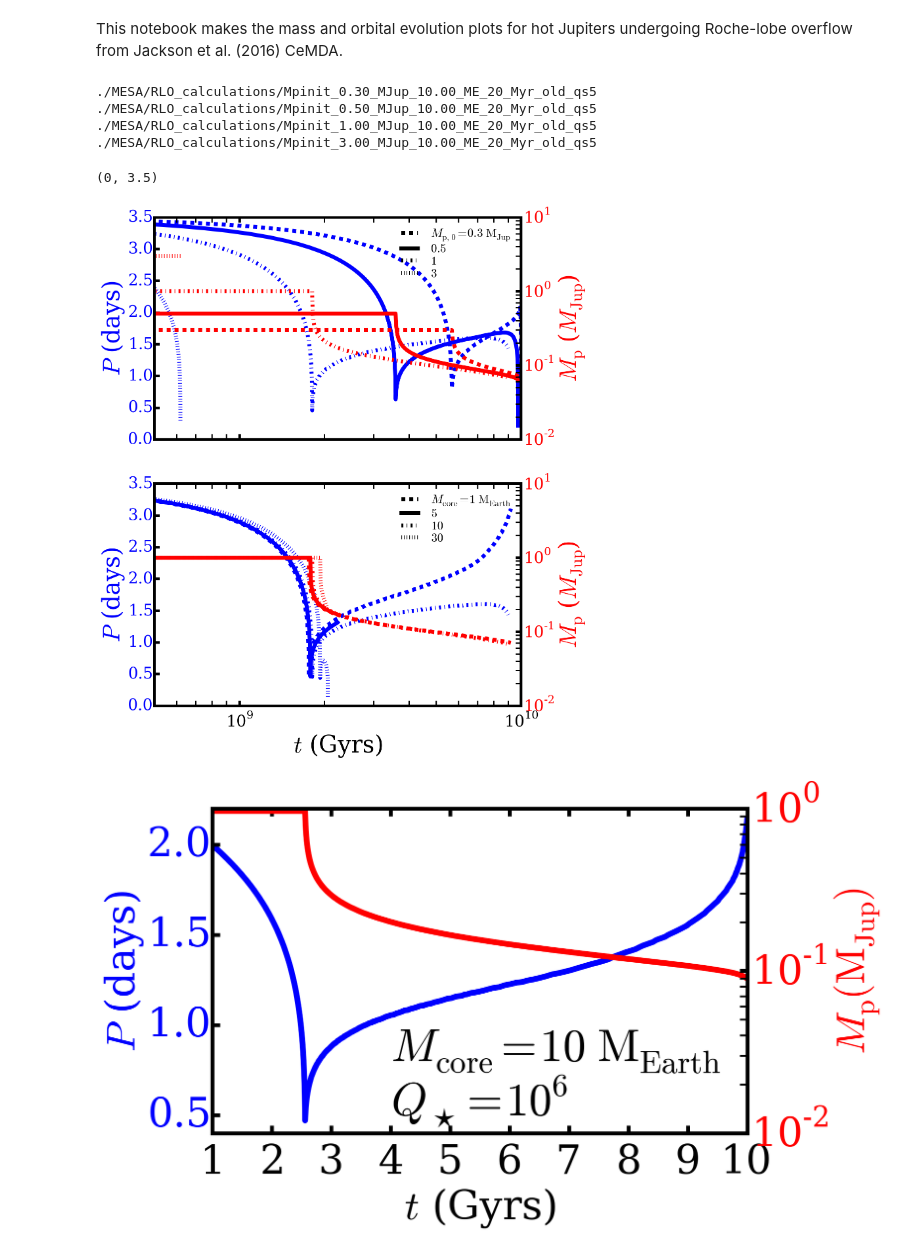
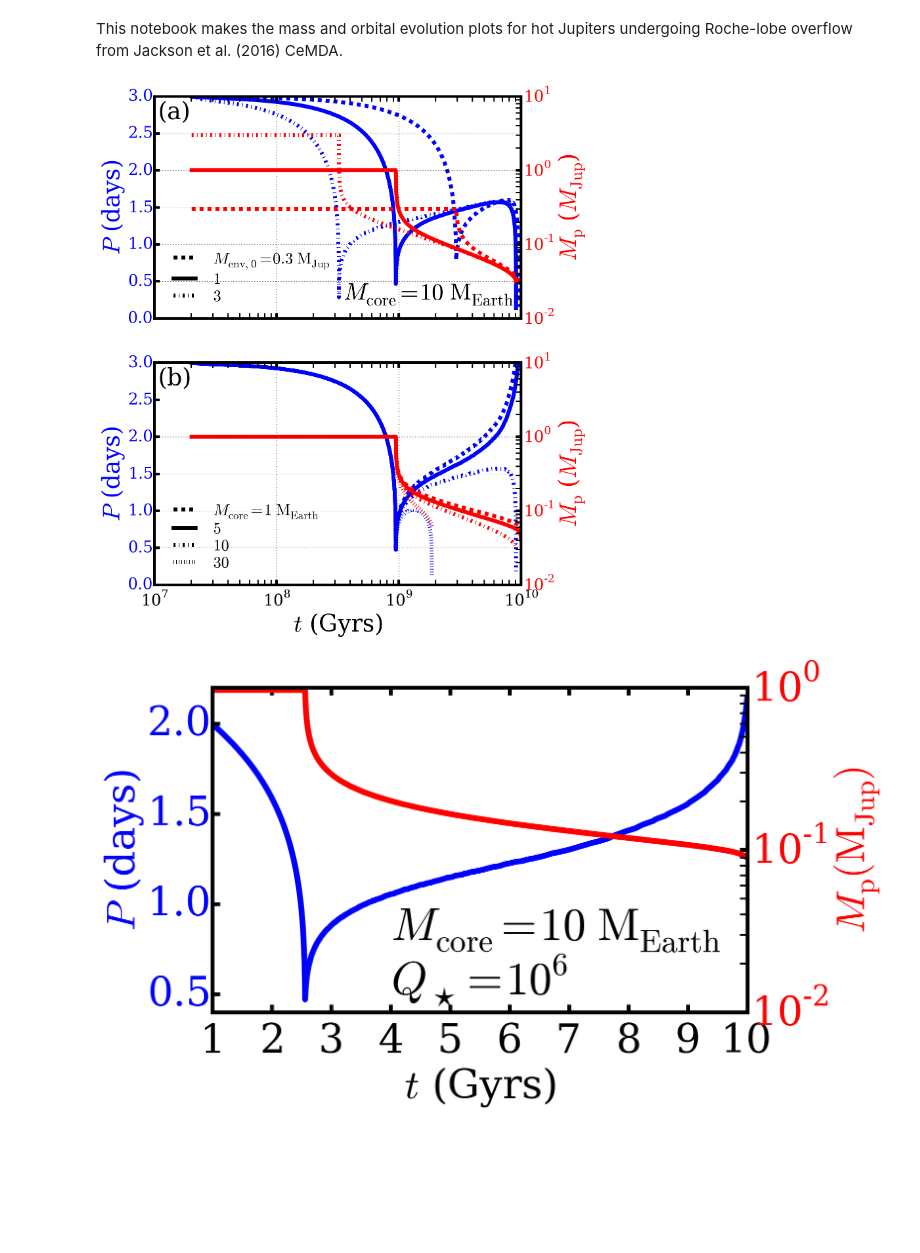
Before and after one commit to decaelus/CeMDA_tidal_evol, a Jupyter notebook: plot_mass_orbital_evolution_variable-Mp0-Mcore.ipynb, the cells around one changed output. Saved outputs shown, nothing was run; the diff lists cells and outputs as text; code cells hidden in the pictures; blank space fills up the shorter version.

```diff
--- a/plot_mass_orbital_evolution_variable-Mp0-Mcore.ipynb
+++ b/plot_mass_orbital_evolution_variable-Mp0-Mcore.ipynb
@@ -16,8 +16,8 @@ import glob
 Msol_to_MJup = (cds.Msun.to('kg')/cds.Mjup.to('kg'))
 MEarth_to_MJup = (cds.Mgeo.to('kg')/cds.Mjup.to('kg'))
 # %%
-#First we'll plot the HJs all with Mcore = 10 MEarth.
-initial_masses = [0.3*cds.Mjup, 0.5*cds.Mjup, 1.*cds.Mjup, 3.*cds.Mjup]
+# #First we'll plot the HJs all with Mcore = 10 MEarth.
+initial_masses = [0.3*cds.Mjup, 1.*cds.Mjup, 3.*cds.Mjup]
 #Then variable cores
 core_masses = [1.*cds.Mgeo, 5.*cds.Mgeo, 10.*cds.Mgeo, 30.*cds.Mgeo]
 # %%
@@ -37,8 +37,8 @@ ax1.xaxis.set_major_formatter(plt.NullFormatter())
 
 ax2 = ax1.twinx()
 
-ax1.grid('off')
-ax2.grid('off')
+# ax1.grid('off')
+# ax2.grid('off')
 
 ax2.set_ylabel('$M_\mathrm{p}$ ($M_\mathrm{Jup}$)', color='r', fontsize=36)
 
@@ -53,11 +53,13 @@ for cur_initial_mass in initial_masses:
         continue
 
     hst = ms.MesaData(file_name=directory[0] + '/binary_history.data')
-    print(directory[0])
 
     lines.extend(ax1.semilogx(hst.data('age'), hst.data('period_days'), ls=ls, color='b', lw=6))
-    ax2.loglog(hst.data('age'), hst.data('star_1_mass')*Msol_to_MJup + 10.*MEarth_to_MJup,
-                 ls=ls, color='r', lw=6)
+    ax2.loglog(hst.data('age'), hst.data('star_1_mass')*Msol_to_MJup,
+               ls=ls, color='r', lw=6)
+#     ax2.semilogx(hst.data('age'), hst.data('star_1_radius'),
+#                  ls=ls, color='r', lw=6)
+
 
 for tl in ax1.get_yticklabels():
     tl.set_color('b')
@@ -65,26 +67,26 @@ for tl in ax2.get_yticklabels():
     tl.set_color('r')
 
 #ax1.text(3e6, 0.2, '$M_{\\rm core} = 10\ {\\rm M_{Earth}}$', fontsize=36)
-line_names = ["$M_{\\rm p,\ 0} = %g\ {\\rm M_{Jup}}$" % initial_masses[0].value]
+line_names = ["$M_{\\rm env,\ 0} = %g\ {\\rm M_{Jup}}$" % initial_masses[0].value]
 for cur_initial_mass in initial_masses[1:]:
     line_names.extend(["$%g$" % cur_initial_mass.value])
 
 handles, labels = ax1.get_legend_handles_labels()
-leg = ax1.legend(lines, line_names, labelspacing=0.1, loc='upper right', fontsize=18)
+leg = ax1.legend(lines, line_names, labelspacing=0.1, loc='lower left', fontsize=24)
 leg.draw_frame(False)
 #set the line color of each legend object
 for legobj in leg.legendHandles:
     legobj.set_color('black')
 
-ax1.set_xlim([5e8, 10e9])
-ax1.set_ylim([0, 3.5])
-ax2.set_ylim([1e-2, 1e1])
+#ax1.set_xlim([5e8, 10e9])
+ax1.set_ylim([0, 3.0])
+#ax2.set_ylim([1e-2, 0.1])
 
 ax1.xaxis.set_major_formatter(plt.NullFormatter())
 ax2.xaxis.set_major_formatter(plt.NullFormatter())
 
-#ax1.text(1.25, 0.1, '(a)', fontsize=36)
-#ax1.text(2, 0.1, '$M_{\\rm core} = 10\ {\\rm M_{Earth}}$', fontsize=36)
+ax1.text(1.1e7, 2.7, '(a)', fontsize=36)
+ax1.text(3.5e8, 0.25, '$M_{\\rm core} = 10\ {\\rm M_{Earth}}$', fontsize=36)
 
 #Mpinit = 1 MJup/variable Mcore models
 lines = []
@@ -98,8 +100,8 @@ ax1.set_ylabel('$P$ (days)', color='b', fontsize=36)
 
 ax2 = ax1.twinx()
 
-ax1.grid('off')
-ax2.grid('off')
+# ax1.grid('off')
+# ax2.grid('off')
 
 ax2.set_ylabel('$M_\mathrm{p}$ ($M_\mathrm{Jup}$)', color='r', fontsize=36)
 
@@ -108,48 +110,42 @@ for cur_core_mass in core_masses:
     ls = next(linecycler)
 
     directory = (glob.glob('./MESA/RLO_calculations/*1.00_MJup*%i*_ME*20_Myr_old_qs5' % cur_core_mass.value))
+
 #     directory = (glob.glob('./MESA/make_planets_initial-RLO_variable-core/models/*MJup_*%.1f*_ME*_qs7' %
 #                             cur_core_mass.value))
     if(len(directory) == 0):
         continue
 
     hst = ms.MesaData(file_name=directory[0] + '/binary_history.data')
-
     lines.extend(ax1.semilogx(hst.data('age'), hst.data('period_days'), ls=ls, color='b', lw=6))
-    ax2.loglog(hst.data('age'), hst.data('star_1_mass')*Msol_to_MJup + cur_core_mass.value*MEarth_to_MJup,
+    ax2.loglog(hst.data('age'), hst.data('star_1_mass')*Msol_to_MJup,
                  ls=ls, color='r', lw=6)
 
 for tl in ax1.get_yticklabels():
     tl.set_color('b')
 for tl in ax2.get_yticklabels():
     tl.set_color('r')
 
 #ax1.text(3e8, 2.7, '$M_{\\rm p,\ 0} = 1\ {\\rm M_{Jup}}$', fontsize=36)
 line_names = ["$M_{\\rm core} = %i\ {\\rm M_{Earth}}$" % core_masses[0].value]
 for cur_core_mass in core_masses[1:]:
     line_names.extend(["$%i$" % cur_core_mass.value])
 
 handles, labels = ax1.get_legend_handles_labels()
-leg = ax1.legend(lines, line_names, labelspacing=0.1, loc='upper right', fontsize=18)
+leg = ax1.legend(lines, line_names, labelspacing=0.1, loc='lower left', fontsize=24)
 leg.draw_frame(False)
 #set the line color of each legend object
 for legobj in leg.legendHandles:
     legobj.set_color('black')
 
-ax1.set_xlim([5e8, 10e9])
-ax1.set_ylim([0, 3.5])
+#ax1.set_xlim([5e8, 10e9])
+ax1.set_ylim([0, 3.0])
 
-#ax1.text(1.25, 0.1, '(b)', fontsize=36)
-#ax1.text(2, 1.75, '$M_{\\rm p, 0} = 1\ {\\rm M_{Jup}}$', fontsize=36)
+ax1.text(1.1e7, 2.7, '(b)', fontsize=36)
 
-#fig.savefig('plot_mass_orbital_evolution_variable-Mp0-Mcore.eps', dpi=1000, bbox_inches ='tight')
+fig.savefig('plot_mass_orbital_evolution_variable-Mp0-Mcore.eps', dpi=1000, bbox_inches ='tight')
 # %% [output]
-./MESA/RLO_calculations/Mpinit_0.30_MJup_10.00_ME_20_Myr_old_qs5
-./MESA/RLO_calculations/Mpinit_0.50_MJup_10.00_ME_20_Myr_old_qs5
-./MESA/RLO_calculations/Mpinit_1.00_MJup_10.00_ME_20_Myr_old_qs5
-./MESA/RLO_calculations/Mpinit_3.00_MJup_10.00_ME_20_Myr_old_qs5
-(0, 3.5)
-[figure, old version]
+[figure, new version]
 # %%
 fig = plt.figure(figsize=(10,10*4./3))
 ax1 = fig.add_subplot(211)
```
Also changed, not shown: 4 other files.
